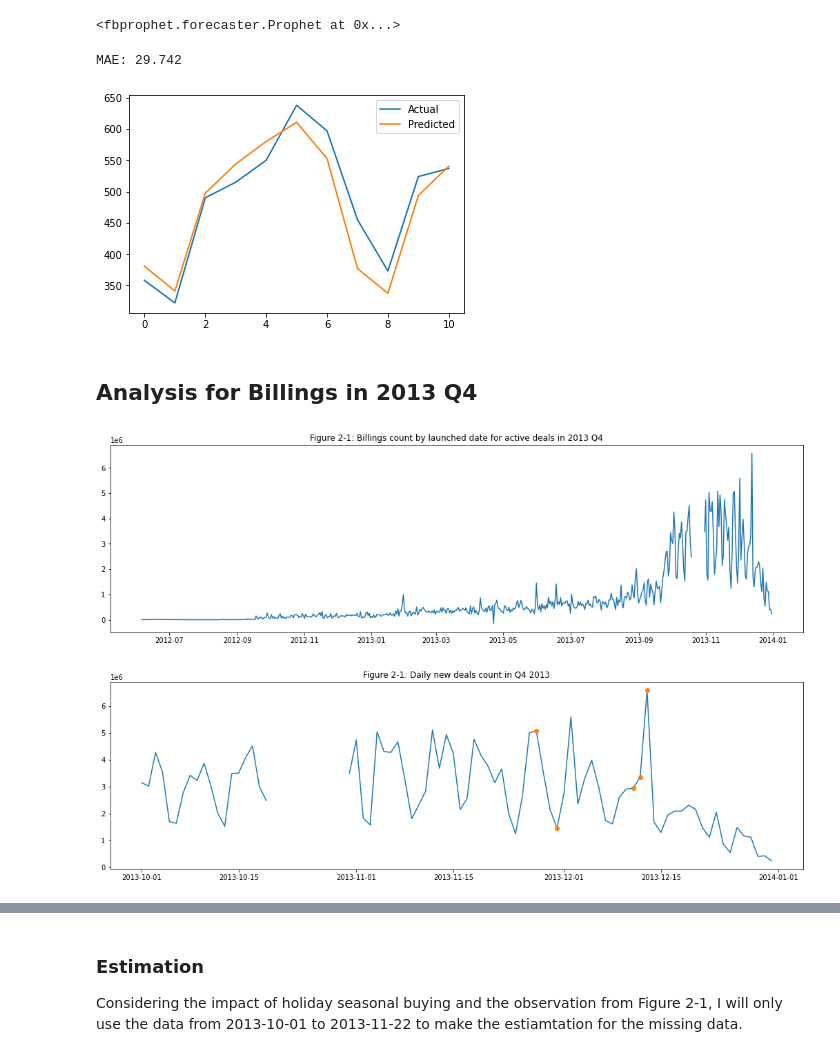
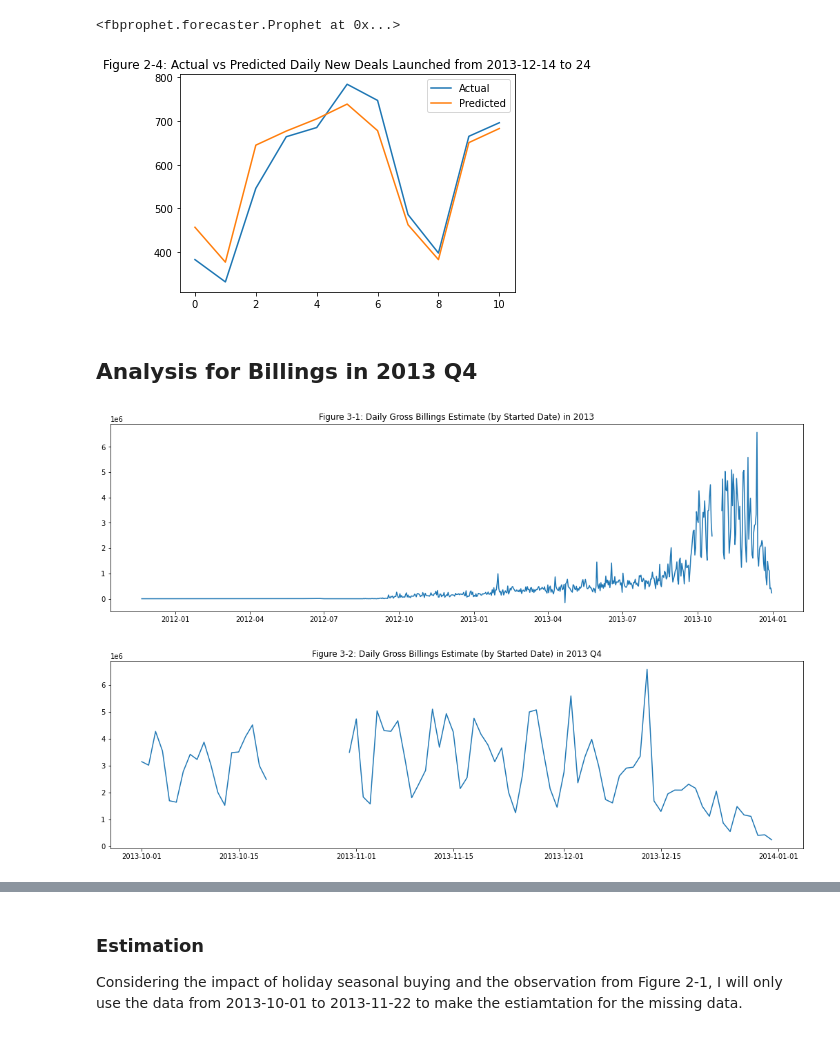
Before and after one commit to TaoFeng1234/Tao_Portfolio, a Jupyter notebook: Groupon.ipynb, the cells around one changed output, grey strips where cells are left out. Drawn from its saved outputs; the diff is of its cells as text; code cells hidden in the pictures.

```diff
--- a/Groupon.ipynb
+++ b/Groupon.ipynb
@@ -317,7 +329,7 @@ dtype: float64
 # %% [markdown]
 ### Backtesting
 # %%
-df2 = dc2013q4[19:63]
+df2 = dc2013q4[0:63]
 df2['ds'] = df2.index
 df2.columns = ['y','ds']
 df2 = df2.reindex(columns = ['ds','y'])
@@ -336,20 +348,18 @@ INFO:fbprophet:Disabling daily seasonality. Run prophet with daily_seasonality=T
 # %%
 date_pred = DataFrame(df['ds'][63:74])
 # use the model to make a forecast
 pred = mod2.predict(date_pred)
 # calculate MAE between expected and predicted values for december
 y_true = df['y'][63:74].values
 y_pred = pred['yhat'].values
-mae = mean_absolute_error(y_true, y_pred)
-print('MAE: %.3f' % mae)
 # plot expected vs actual
 pyplot.plot(y_true, label='Actual')
 pyplot.plot(y_pred, label='Predicted')
 pyplot.legend()
+pyplot.title('Figure 2-4: Actual vs Predicted Daily New Deals Launched from 2013-12-14 to 24')
 pyplot.show()
 # %% [output]
-MAE: 29.742
-[figure, old version]
+[figure, new version]
 # %% [markdown]
 ## Analysis for **Billings** in 2013 Q4
 # %%
@@ -360,10 +370,10 @@ idx = billing.index.get_loc('2013-10-19')
 plt.figure(figsize=(18,5))
 plt.plot(billing[0:idx+1])
 plt.plot(billing[idx+1:],color = '#1f77b4')
-plt.title('Figure 2-1: Billings count by launched date for active deals in 2013 Q4')
+plt.title('Figure 3-1: Daily Gross Billings Estimate (by Started Date) in 2013')
 plt.show()
 # %% [output]
-[figure, old version]
+[figure, new version]
 # %%
 billing2013q4 = billing[billing.index.get_loc('2013-10-01'):]
 idx = billing2013q4.index.get_loc('2013-11-27')
@@ -371,10 +381,9 @@ billing2013q4 = billing[billing.index >= '2013-10-01'].sort_index(ascending = Tr
 plt.figure(figsize=(18,5))
 plt.plot(billing2013q4[0:19])
 plt.plot(billing2013q4[19:],color = '#1f77b4')
-roots = ['2013-11-27','2013-11-30','2013-12-11','2013-12-12','2013-12-13']
-mark = [billing2013q4.index.get_loc(i) for i in roots]
-plt.plot(billing2013q4.iloc[mark], ls="", marker="o", label="points")
-plt.title('Figure 2-1: Daily new deals count in Q4 2013')
+
+
+plt.title('Figure 3-2: Daily Gross Billings Estimate (by Started Date) in 2013 Q4')
 plt.show()
 # %% [output]
-[figure, old version]
+[figure, new version]
```
Also changed, not shown: parts of 21 cells of this notebook.
